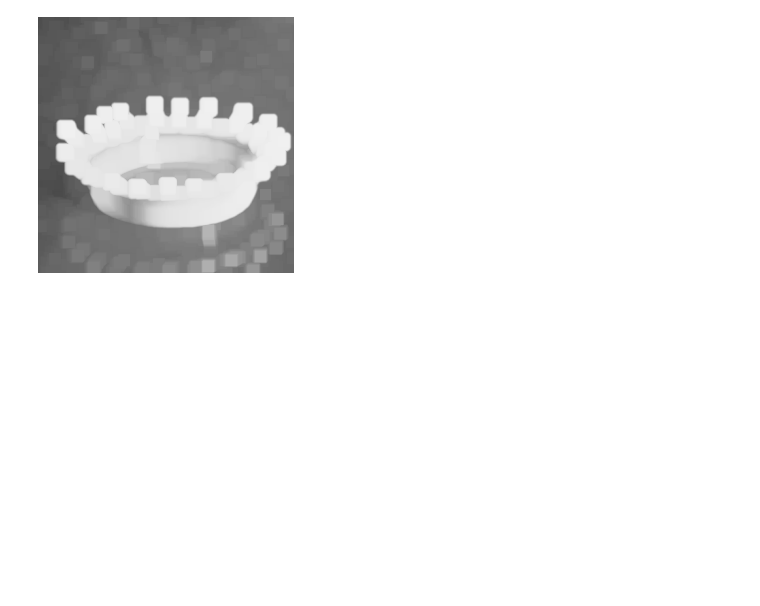
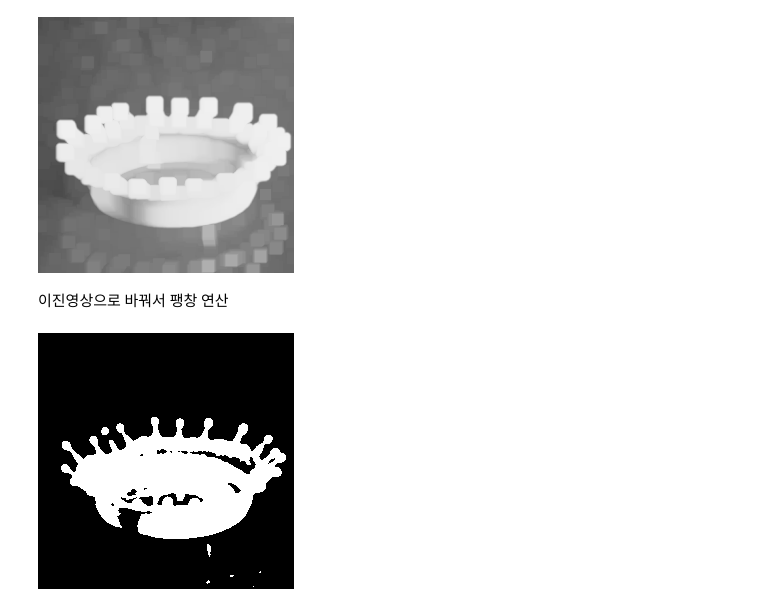
Before and after one commit to dogmaru/OpenCV, a Jupyter notebook: ch08/ch08_1.ipynb, the cells around one changed output. Cells and saved outputs as stored; diff of their text form; code cells hidden in the pictures; blank space fills up the shorter version.

```diff
--- a/ch08/ch08_1.ipynb
+++ b/ch08/ch08_1.ipynb
@@ -51,3 +51,18 @@ dilateImg2 = cv2.dilate(gImg2, kernel, iterations = 5)
 cv2_imshow(dilateImg2)
 # %% [output]
 [figure]
+# %% [markdown]
+이진영상으로 바꿔서 팽창 연산
+# %%
+gBin = np.zeros((gImg2.shape[0], gImg2.shape[1]), dtype = np.ubyte)
+
+threshold = 150
+
+for h in range(gImg2.shape[0]):
+  for w in range(gImg2.shape[1]):
+    if (gImg2[h,w] > threshold):
+      gBin[h,w] = 255
+
+cv2_imshow(gBin)
+# %% [output]
+[figure, added]
```
Also changed, not shown: parts of 4 cells of this notebook, 1 other file.
